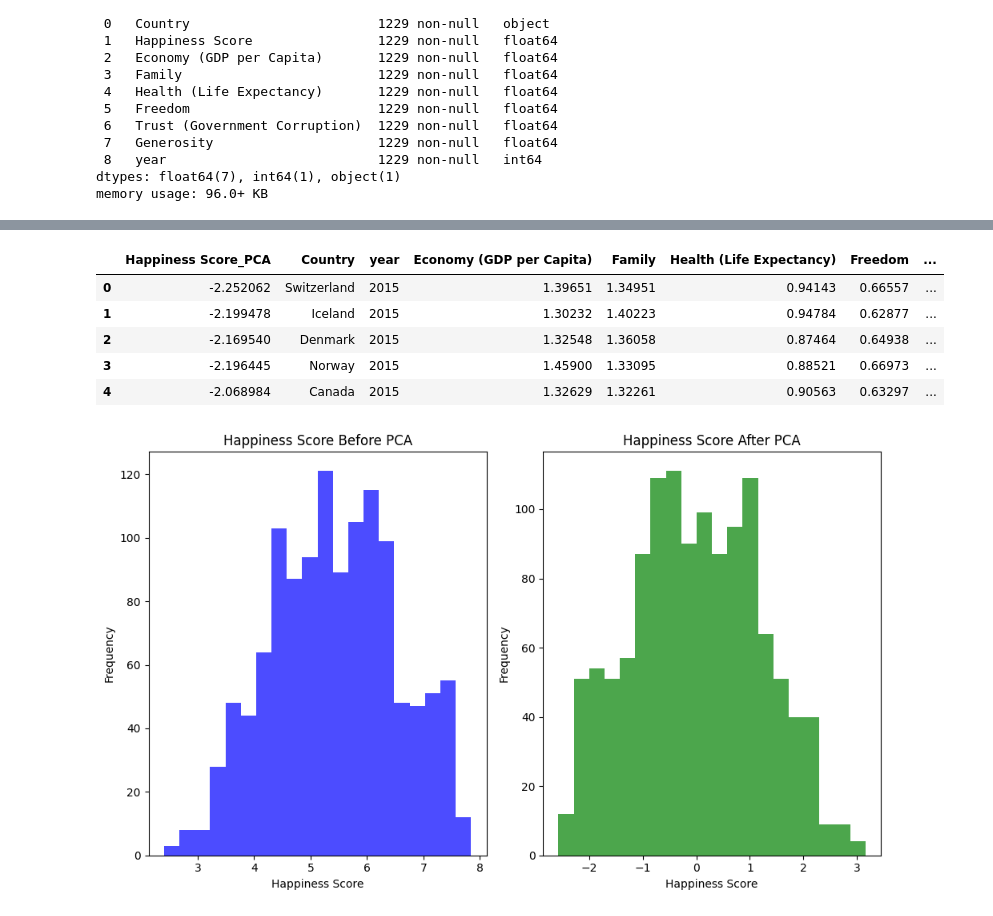
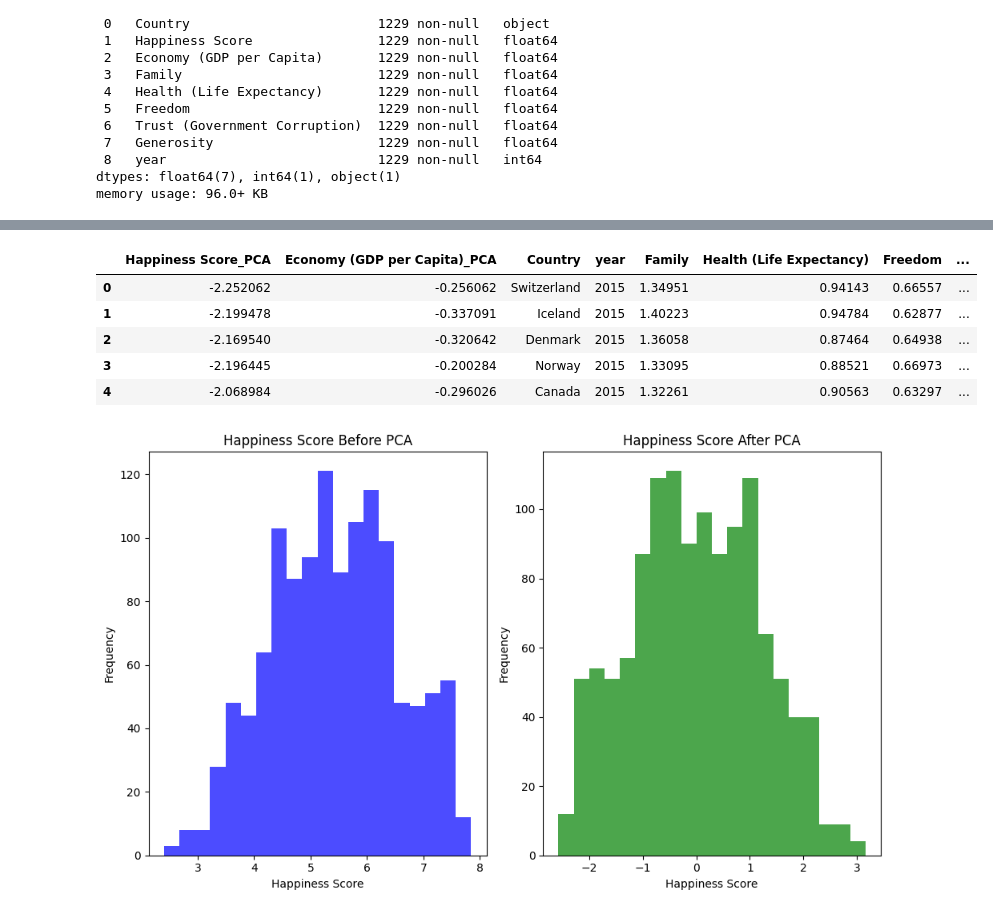
Before and after one commit to NgTrDung/DataMining_For_HappinessReport, a Jupyter notebook: Happiness_Report.ipynb, the cells around one changed output, grey strips where cells are left out. Drawn from its saved outputs; the diff is of its cells as text; code cells hidden in the pictures.

```diff
--- a/Happiness_Report.ipynb
+++ b/Happiness_Report.ipynb
@@ -596,32 +611,32 @@ plt.show()
 # %%
 # Khởi tạo PCA với số thành phần chính mong muốn
-pca = PCA(n_components=1)
+pca = PCA(n_components=2)
 
 # Fit và chuyển đổi dữ liệu
 principal_components = pca.fit_transform(X)
 
 # Xóa các dòng trùng lặp và reset lại chỉ số của DataFrame
 df_cleaned_unique = df_cleaned.drop_duplicates(subset=['Country', 'year'], keep='first').reset_index(drop=True)
 
 # Tạo DataFrame mới từ các thành phần chính
-df_pca = pd.DataFrame(data=principal_components, columns=['Happiness Score_PCA'])
+df_pca = pd.DataFrame(data=principal_components, columns=['Happiness Score_PCA', 'Economy (GDP per Capita)_PCA'])
 
 # Ghép cột 'Country' và 'year' vào DataFrame PCA
-df_pca[['Country', 'year', 'Economy (GDP per Capita)',
+df_pca[['Country', 'year',
         'Family', 'Health (Life Expectancy)', 'Freedom',
-        'Trust (Government Corruption)', 'Generosity']] = df_cleaned_unique[['Country', 'year', 'Economy (GDP per Capita)',
+        'Trust (Government Corruption)', 'Generosity']] = df_cleaned_unique[['Country', 'year',
                                                                              'Family', 'Health (Life Expectancy)', 'Freedom',
                                                                              'Trust (Government Corruption)', 'Generosity']]
 
 # Hiển thị DataFrame PCA
 display(df_pca.head())
 # %% [output]
-|  | Happiness Score_PCA | Country | year | Economy (GDP per Capita) | Family | Health (Life Expectancy) | Freedom | ... |
-| 0 | -2.252062 | Switzerland | 2015 | 1.39651 | 1.34951 | 0.94143 | 0.66557 | ... |
-| 1 | -2.199478 | Iceland | 2015 | 1.30232 | 1.40223 | 0.94784 | 0.62877 | ... |
-| 2 | -2.169540 | Denmark | 2015 | 1.32548 | 1.36058 | 0.87464 | 0.64938 | ... |
-| 3 | -2.196445 | Norway | 2015 | 1.45900 | 1.33095 | 0.88521 | 0.66973 | ... |
-| 4 | -2.068984 | Canada | 2015 | 1.32629 | 1.32261 | 0.90563 | 0.63297 | ... |
+|  | Happiness Score_PCA | Economy (GDP per Capita)_PCA | Country | year | Family | Health (Life Expectancy) | Freedom | ... |
+| 0 | -2.252062 | -0.256062 | Switzerland | 2015 | 1.34951 | 0.94143 | 0.66557 | ... |
+| 1 | -2.199478 | -0.337091 | Iceland | 2015 | 1.40223 | 0.94784 | 0.62877 | ... |
+| 2 | -2.169540 | -0.320642 | Denmark | 2015 | 1.36058 | 0.87464 | 0.64938 | ... |
+| 3 | -2.196445 | -0.200284 | Norway | 2015 | 1.33095 | 0.88521 | 0.66973 | ... |
+| 4 | -2.068984 | -0.296026 | Canada | 2015 | 1.32261 | 0.90563 | 0.63297 | ... |
 # %%
 # Vẽ biểu đồ cho cột 'Happiness Score' trước khi PCA
 plt.figure(figsize=(10, 6))
```
Also changed, not shown: parts of 16 cells of this notebook.
